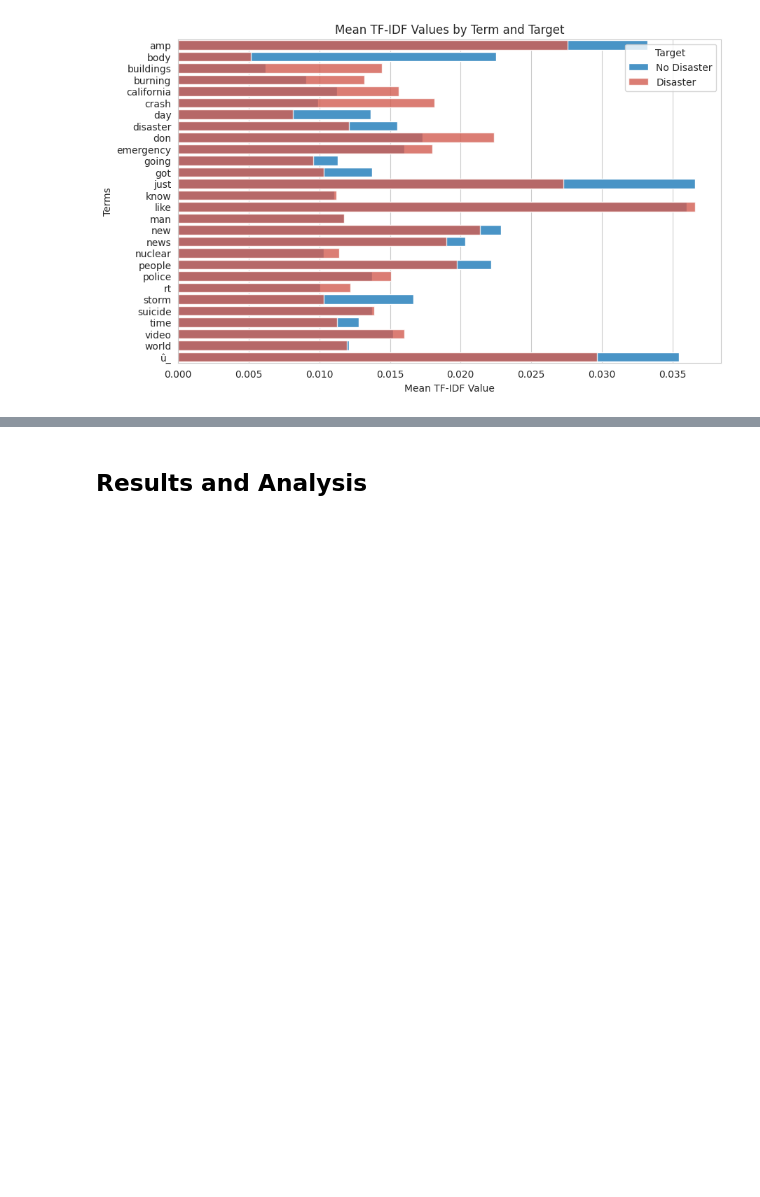
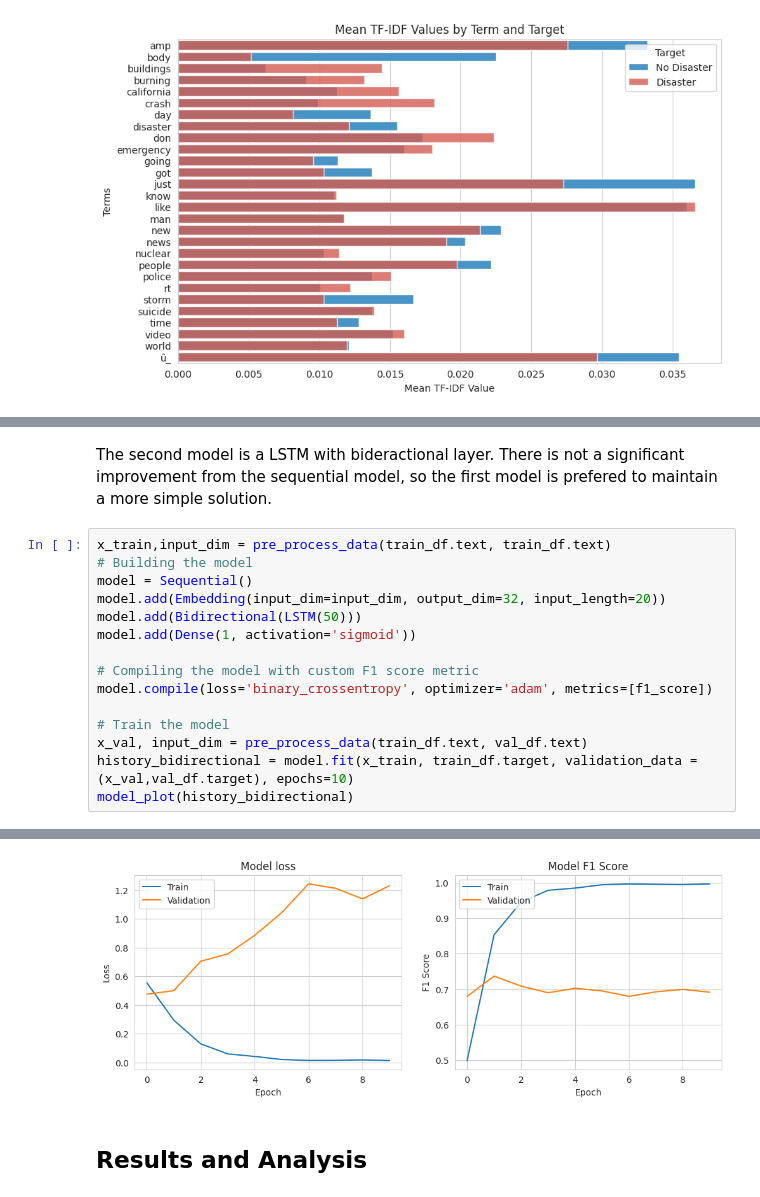
Before and after one commit to luisdi28ms/deep_learning, a Jupyter notebook: rnn/rnn_msds.ipynb, the cells around one changed output, grey strips where cells are left out. Cells and saved outputs as stored; diff of their text form; blank space fills up the shorter version.

```diff
--- a/rnn/rnn_msds.ipynb
+++ b/rnn/rnn_msds.ipynb
@@ -254,0 +292,18 @@ sum(val_pred.py == val_pred.target)/1501
+# %% [markdown]
+The second model is a LSTM with bideractional layer. There is not a significant improvement from the sequential model, so the first model is prefered to maintain a more simple solution.
+# %%
+x_train,input_dim = pre_process_data(train_df.text, train_df.text)
+# Building the model
+model = Sequential()
+model.add(Embedding(input_dim=input_dim, output_dim=32, input_length=20))
+model.add(Bidirectional(LSTM(50)))
+model.add(Dense(1, activation='sigmoid'))
+
+# Compiling the model with custom F1 score metric
+model.compile(loss='binary_crossentropy', optimizer='adam', metrics=[f1_score])
+
+# Train the model
+x_val, input_dim = pre_process_data(train_df.text, val_df.text)
+history_bidirectional = model.fit(x_train, train_df.target, validation_data = (x_val,val_df.target), epochs=10)
+model_plot(history_bidirectional)
+# %% [output]
@@ -255,2 +330,3 @@ sum(val_pred.py == val_pred.target)/1501
+[figure, added]
 # %% [markdown]
 ## Results and Analysis
```
Also changed, not shown: parts of 28 cells of this notebook.
